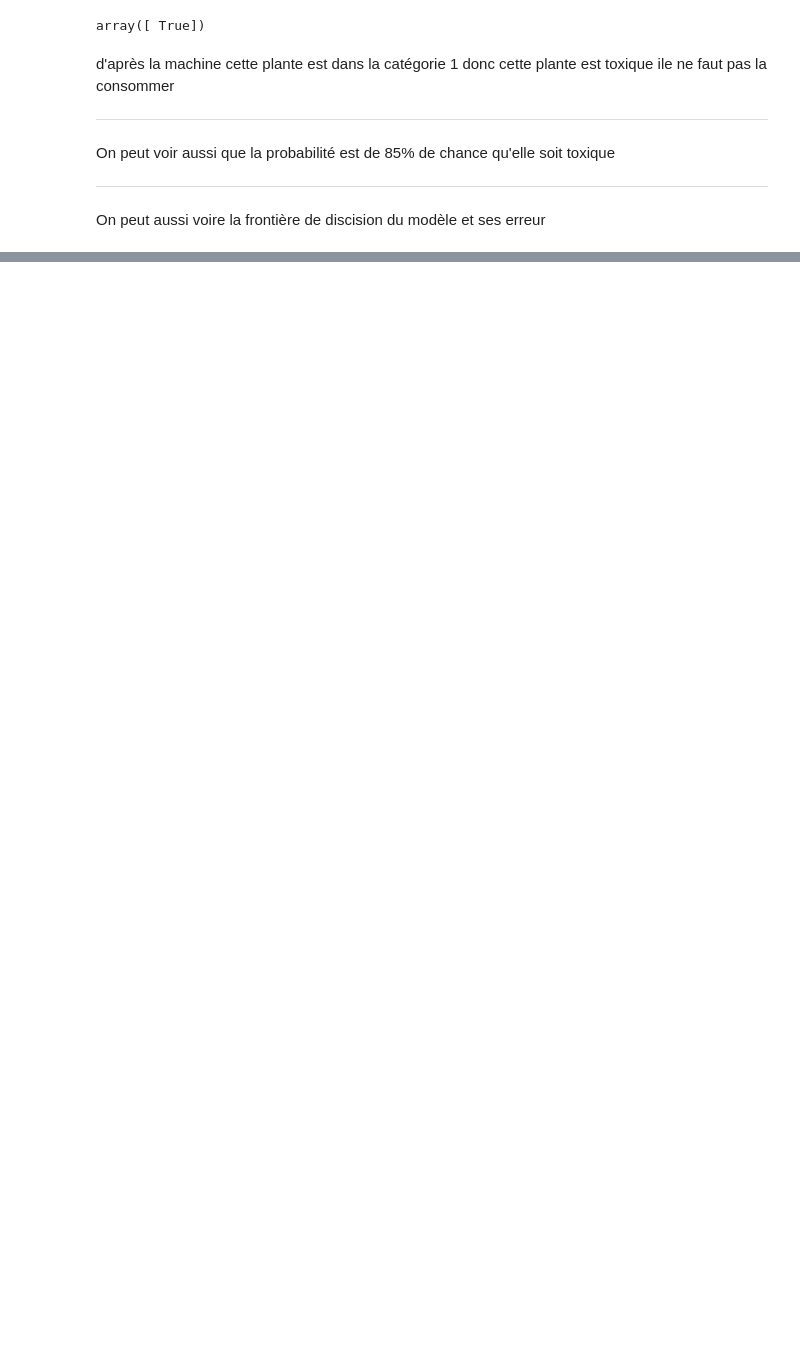
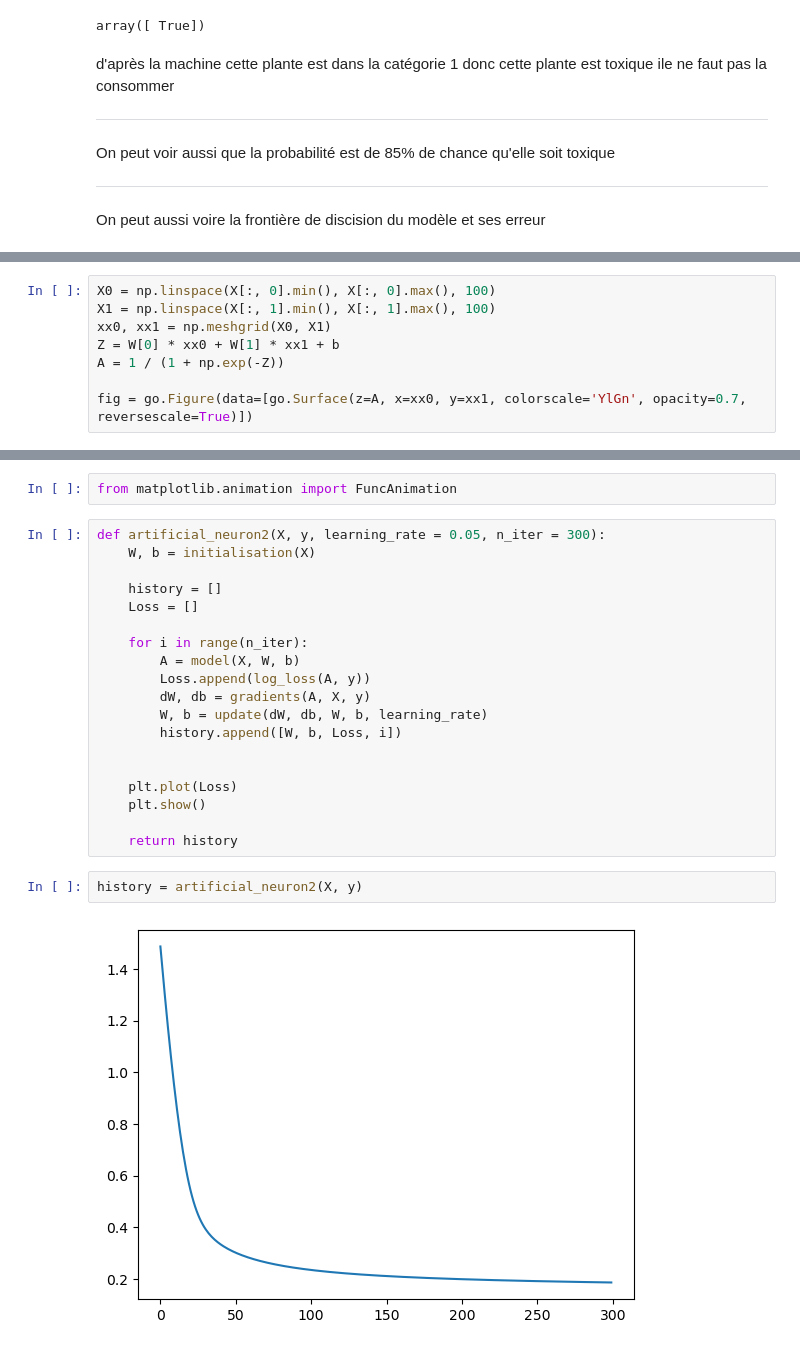
Before and after one commit to Sime-81/Deep_learning, a Jupyter notebook: Mon_premier_Neurone.ipynb, the cells around one changed output, grey strips where cells are left out. Drawn from its saved outputs; the diff is of its cells as text; blank space fills up the shorter version.

```diff
--- a/Mon_premier_Neurone.ipynb
+++ b/Mon_premier_Neurone.ipynb
@@ -117,0 +162,8 @@ On peut aussi voire la frontière de discision du modèle et ses erreur
+# %%
+X0 = np.linspace(X[:, 0].min(), X[:, 0].max(), 100)
+X1 = np.linspace(X[:, 1].min(), X[:, 1].max(), 100)
+xx0, xx1 = np.meshgrid(X0, X1)
+Z = W[0] * xx0 + W[1] * xx1 + b
+A = 1 / (1 + np.exp(-Z))
+
+fig = go.Figure(data=[go.Surface(z=A, x=xx0, y=xx1, colorscale='YlGn', opacity=0.7, reversescale=True)])
@@ -117,0 +193,25 @@ On peut aussi voire la frontière de discision du modèle et ses erreur
+# %%
+from matplotlib.animation import FuncAnimation
+# %%
+def artificial_neuron2(X, y, learning_rate = 0.05, n_iter = 300):
+    W, b = initialisation(X)
+
+    history = []
+    Loss = []
+
+    for i in range(n_iter):
+        A = model(X, W, b)
+        Loss.append(log_loss(A, y))
+        dW, db = gradients(A, X, y)
+        W, b = update(dW, db, W, b, learning_rate)
+        history.append([W, b, Loss, i])
+
+
+    plt.plot(Loss)
+    plt.show()
+
+    return history
+# %%
+history = artificial_neuron2(X, y)
+# %% [output]
+[figure, added]
```
Also changed, not shown: parts of 13 cells of this notebook, 1 other file.
